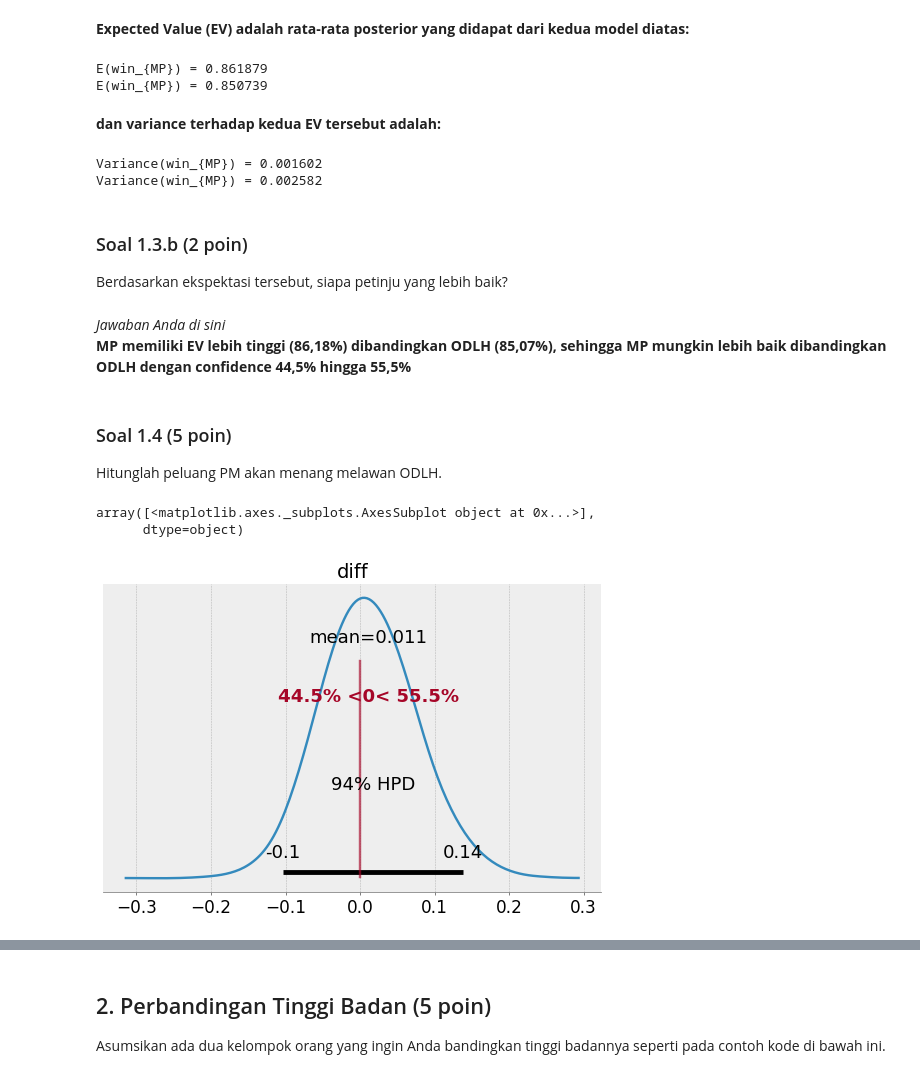
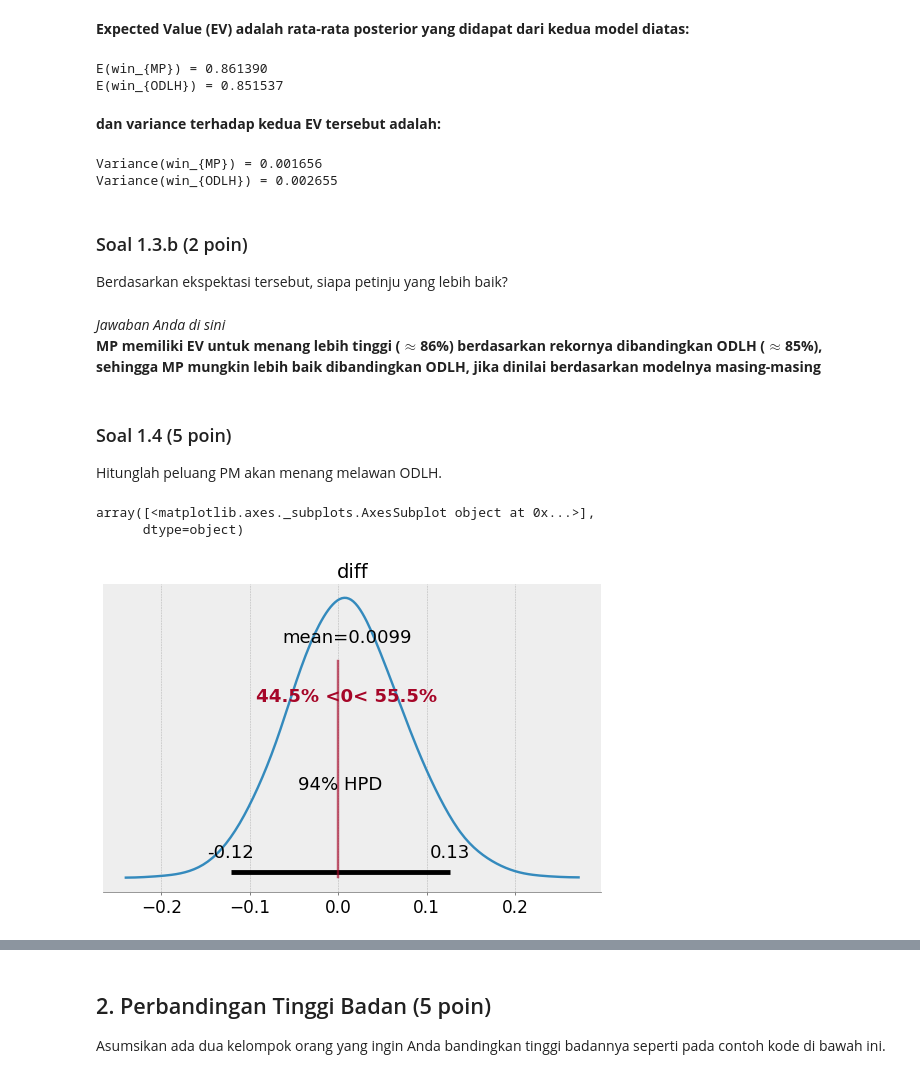
Before and after one commit to satrio-hw/probabilistic-programming, a Jupyter notebook: tugas4_0102517023.ipynb, the cells around one changed output, grey strips where cells are left out. Cells and saved outputs as stored; diff of their text form; code cells hidden in the pictures.

```diff
--- a/tugas4_0102517023.ipynb
+++ b/tugas4_0102517023.ipynb
@@ -117,35 +137,35 @@ Berapa nilai ekspektasi dan variansi dari kedua model?
 **Expected Value (EV) adalah rata-rata posterior yang didapat dari kedua model diatas:**
 # %%
 print('E(win_{MP}) = %f' % ((traceall['win_rate_MP']).mean()))
-print('E(win_{MP}) = %f' % ((traceall['win_rate_ODLH']).mean()))
+print('E(win_{ODLH}) = %f' % ((traceall['win_rate_ODLH']).mean()))
 # %% [output]
-E(win_{MP}) = 0.861879
-E(win_{MP}) = 0.850739
+E(win_{MP}) = 0.861390
+E(win_{ODLH}) = 0.851537
 # %% [markdown]
 **dan variance terhadap kedua EV tersebut adalah:**
 # %%
 print('Variance(win_{MP}) = %f' % ((traceall['win_rate_MP']).var()))
-print('Variance(win_{MP}) = %f' % ((traceall['win_rate_ODLH']).var()))
+print('Variance(win_{ODLH}) = %f' % ((traceall['win_rate_ODLH']).var()))
 # %% [output]
-Variance(win_{MP}) = 0.001602
-Variance(win_{MP}) = 0.002582
+Variance(win_{MP}) = 0.001656
+Variance(win_{ODLH}) = 0.002655
 # %% [markdown]
 ### Soal 1.3.b (2 poin)
 
 Berdasarkan ekspektasi tersebut, siapa petinju yang lebih baik?
 # %% [markdown]
 *Jawaban Anda di sini*
-<br>**MP memiliki EV lebih tinggi (86,18%) dibandingkan ODLH (85,07%), sehingga MP mungkin lebih baik dibandingkan ODLH dengan confidence 44,5% hingga 55,5%**
+<br>**MP memiliki EV untuk menang lebih tinggi ($\approx$86%) berdasarkan rekornya dibandingkan ODLH ($\approx$85%), sehingga MP mungkin lebih baik dibandingkan ODLH, jika dinilai berdasarkan modelnya masing-masing**
 # %% [markdown]
 ### Soal 1.4 (5 poin)
 
 Hitunglah peluang PM akan menang melawan ODLH.
 # %%
-pm.plot_posterior(traceall, varnames=['diff'], ref_val=0, figsize=(7,5))
+pm.plot_posterior(traceall, var_names=['diff'], ref_val=0, figsize=(7,5))
 # %% [output]
 array([<matplotlib.axes._subplots.AxesSubplot object at 0x...>],
       dtype=object)
-[figure, old version]
+[figure, new version]
 # %%
 (pm.trace_to_dataframe(traceall)).describe()
 # %% [output]
```
Also changed, not shown: parts of 24 cells of this notebook.
